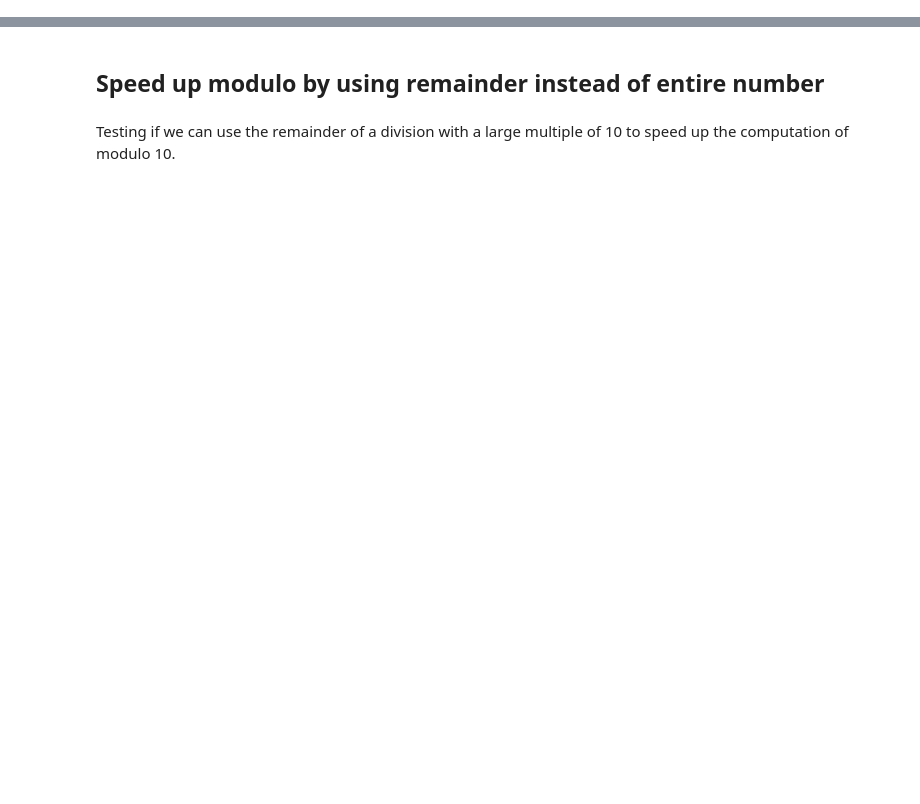
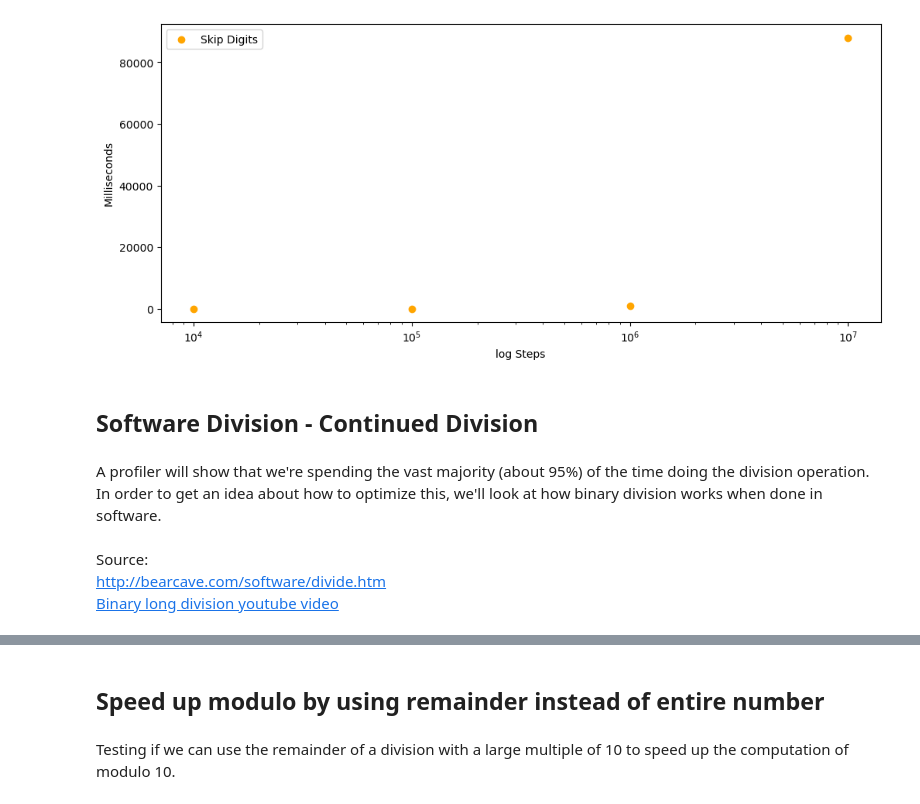
Before and after one commit to flpeters/Goliath-Numbers, a Jupyter notebook: Algorithm Optimization.ipynb, the cells around one changed output, grey strips where cells are left out. Saved outputs shown, nothing was run; the diff lists cells and outputs as text; code cells hidden in the pictures; blank space fills up the shorter version.

Commit message:
move software division code to algorithm optimization

```diff
--- a/Algorithm Optimization.ipynb
+++ b/Algorithm Optimization.ipynb
@@ -300,0 +125,23 @@ This would need to be adapter to larger numbers, and could then be faster, but d
+# %%
+Steps        = [10_000, 100_000, 1_000_000, 10_000_000]
+SkipDigitsMs = [ 0.077,    8.39,       845,      88000]
+# %%
+fig, ax = plt.subplots(1, 1, sharex=True, figsize=(12, 5))
+
+ax.scatter(Steps, SkipDigitsMs, label='Skip Digits', color='orange')
+ax.set_xscale('log')
+ax.set_xlabel('log Steps')
+ax.set_ylabel('Milliseconds')
+ax.legend()
+plt.show()
+# %% [output]
+[figure, added]
+# %% [markdown]
+## Software Division - Continued Division
+# %% [markdown]
+A profiler will show that we're spending the vast majority (about 95%) of the time doing the division operation.
+In order to get an idea about how to optimize this, we'll look at how binary division works when done in software.
+# %% [markdown]
+Source:
+http://bearcave.com/software/divide.htm
+[Binary long division youtube video](https://www.youtube.com/watch?v=VKemv9u40gc)
```
Also changed, not shown: parts of 162 cells of this notebook, 1 other file.
